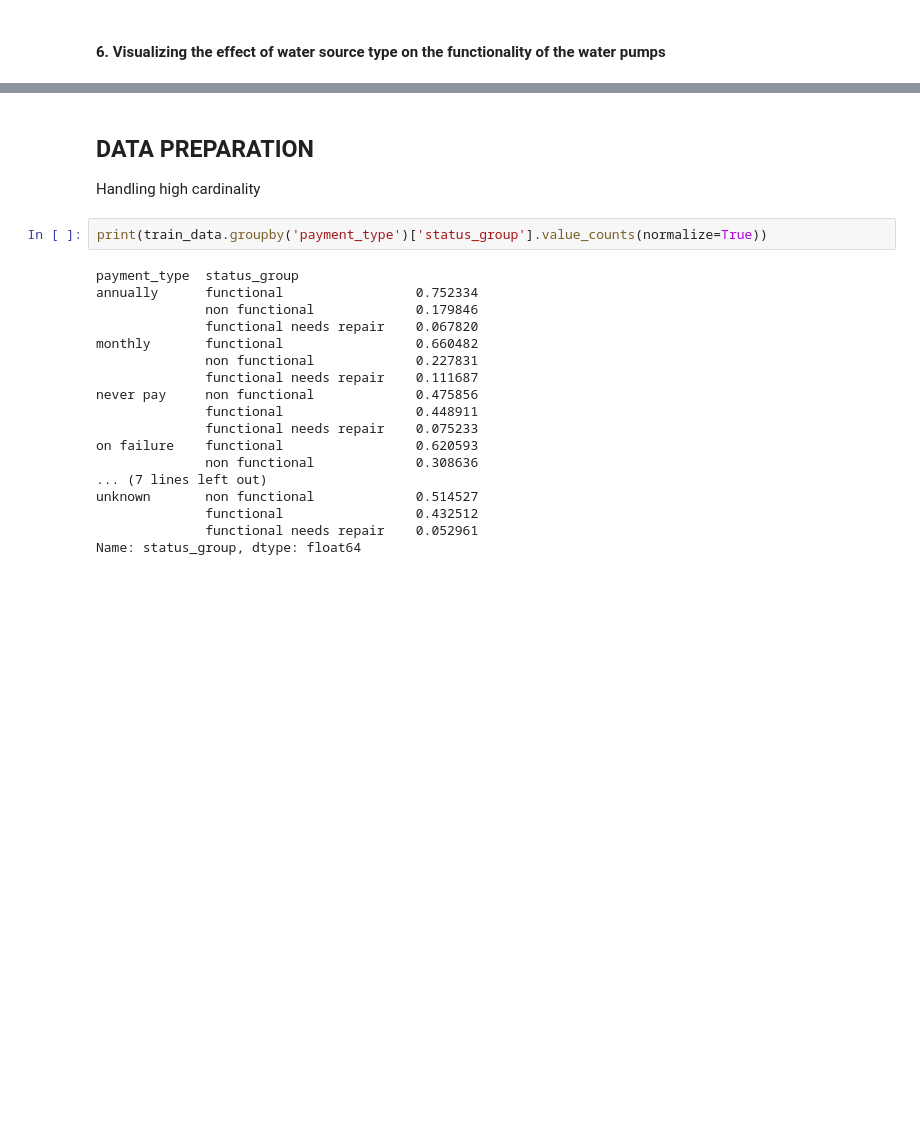
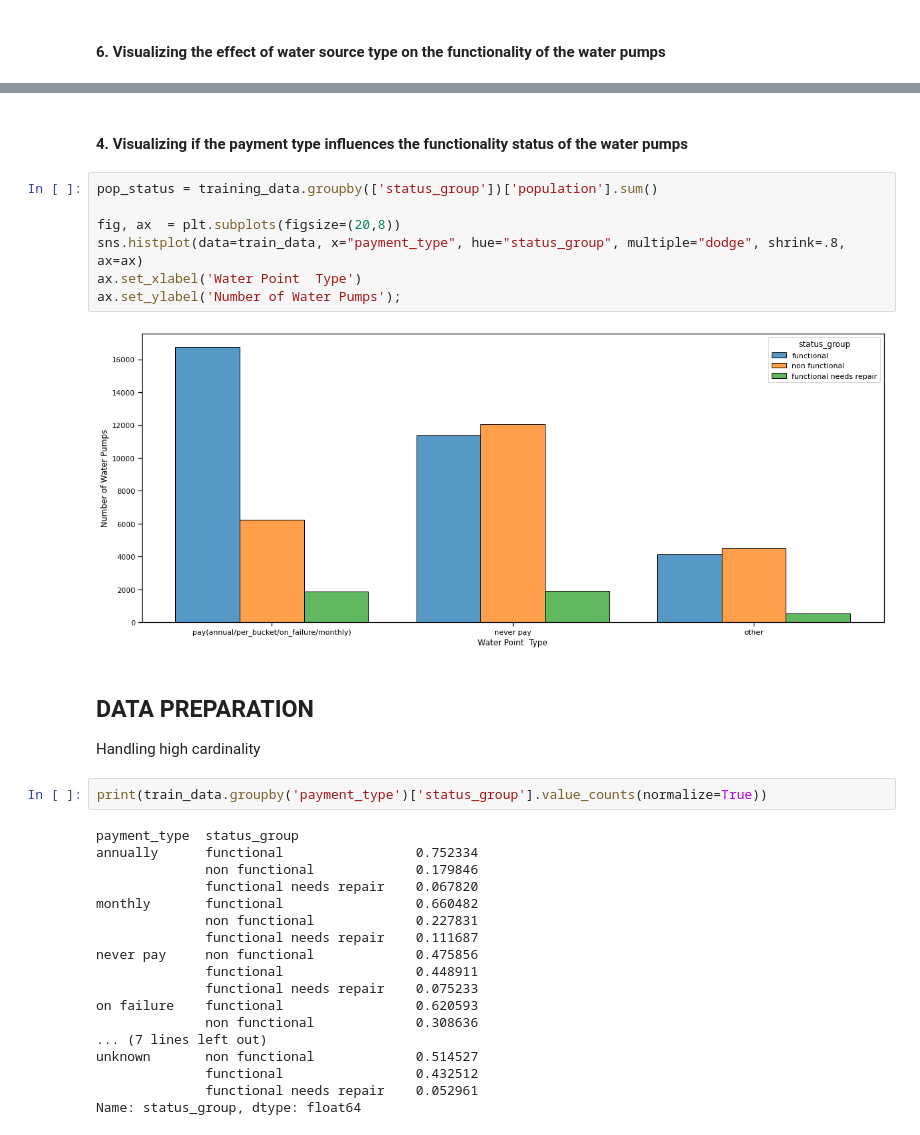
Before and after one commit to pianch/Tanzania_water_pumps_functionality, a Jupyter notebook: index.ipynb, the cells around one changed output, grey strips where cells are left out. Drawn from its saved outputs; the diff is of its cells as text; blank space fills up the shorter version.

```diff
--- a/index.ipynb
+++ b/index.ipynb
@@ -346,3 +355,14 @@ ax.set_ylabel('Number of water pumps');
+# %% [markdown]
+ #### **4. Visualizing if the payment type influences the functionality status of the water pumps**
+# %%
+pop_status = training_data.groupby(['status_group'])['population'].sum()
+
+fig, ax  = plt.subplots(figsize=(20,8))
+sns.histplot(data=train_data, x="payment_type", hue="status_group", multiple="dodge", shrink=.8, ax=ax)
+ax.set_xlabel('Water Point  Type')
+ax.set_ylabel('Number of Water Pumps');
+# %% [output]
+[figure, added]
 # %% [markdown]
 ## DATA PREPARATION
 
```
Also changed, not shown: parts of 5 cells of this notebook.
